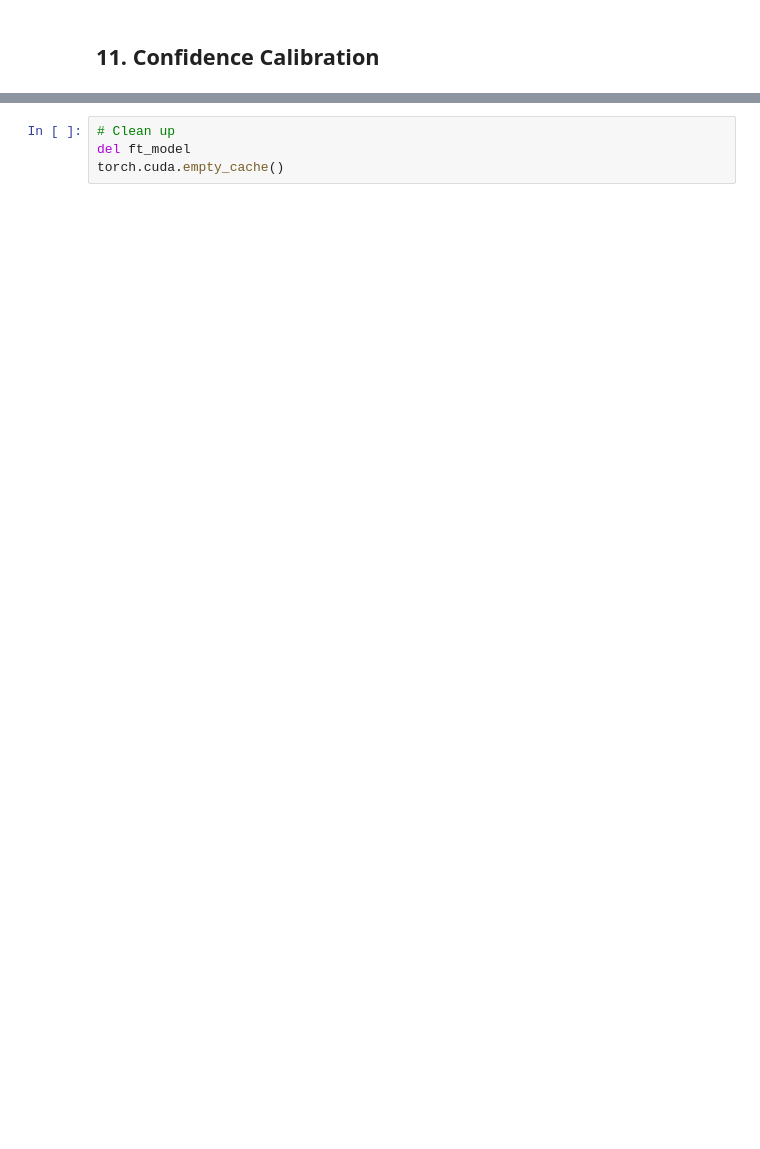
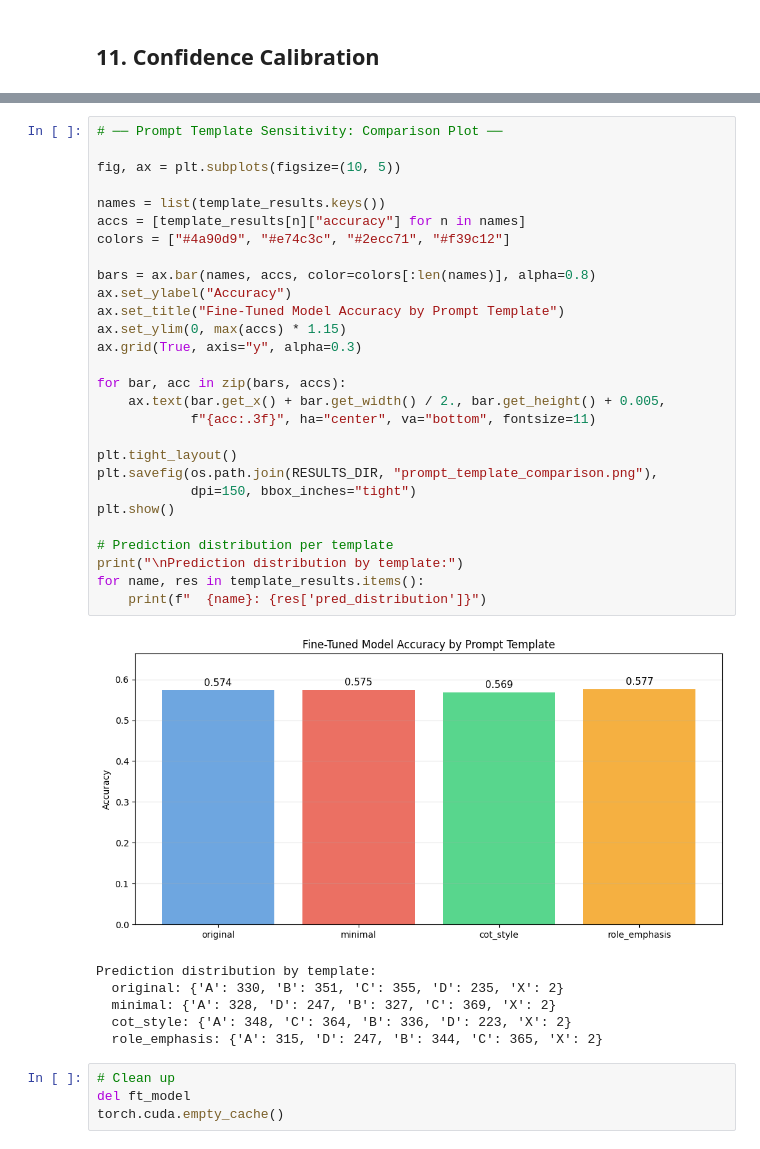
Before and after one commit to ikhwanwahid/cs614-assignment-1, a Jupyter notebook: notebooks/main_notebook.ipynb, the cells around one changed output, grey strips where cells are left out. Drawn from its saved outputs; the diff is of its cells as text; blank space fills up the shorter version.

```diff
--- a/notebooks/main_notebook.ipynb
+++ b/notebooks/main_notebook.ipynb
@@ -395,3 +929,38 @@ save_results_json(cal_data, os.path.join(RESULTS_DIR, "calibration_data.json"))
+# %%
+# ── Prompt Template Sensitivity: Comparison Plot ──
+
+fig, ax = plt.subplots(figsize=(10, 5))
+
+names = list(template_results.keys())
+accs = [template_results[n]["accuracy"] for n in names]
+colors = ["#4a90d9", "#e74c3c", "#2ecc71", "#f39c12"]
+
+bars = ax.bar(names, accs, color=colors[:len(names)], alpha=0.8)
+ax.set_ylabel("Accuracy")
+ax.set_title("Fine-Tuned Model Accuracy by Prompt Template")
+ax.set_ylim(0, max(accs) * 1.15)
+ax.grid(True, axis="y", alpha=0.3)
+
+for bar, acc in zip(bars, accs):
+    ax.text(bar.get_x() + bar.get_width() / 2., bar.get_height() + 0.005,
+            f"{acc:.3f}", ha="center", va="bottom", fontsize=11)
+
+plt.tight_layout()
+plt.savefig(os.path.join(RESULTS_DIR, "prompt_template_comparison.png"),
+            dpi=150, bbox_inches="tight")
+plt.show()
+
+# Prediction distribution per template
+print("\nPrediction distribution by template:")
+for name, res in template_results.items():
+    print(f"  {name}: {res['pred_distribution']}")
+# %% [output]
+[figure, added]
+Prediction distribution by template:
+  original: {'A': 330, 'B': 351, 'C': 355, 'D': 235, 'X': 2}
+  minimal: {'A': 328, 'D': 247, 'B': 327, 'C': 369, 'X': 2}
+  cot_style: {'A': 348, 'C': 364, 'B': 336, 'D': 223, 'X': 2}
+  role_emphasis: {'A': 315, 'D': 247, 'B': 344, 'C': 365, 'X': 2}
 # %%
 # Clean up
 del ft_model
```
Also changed, not shown: parts of 32 cells of this notebook, 4 other files.
